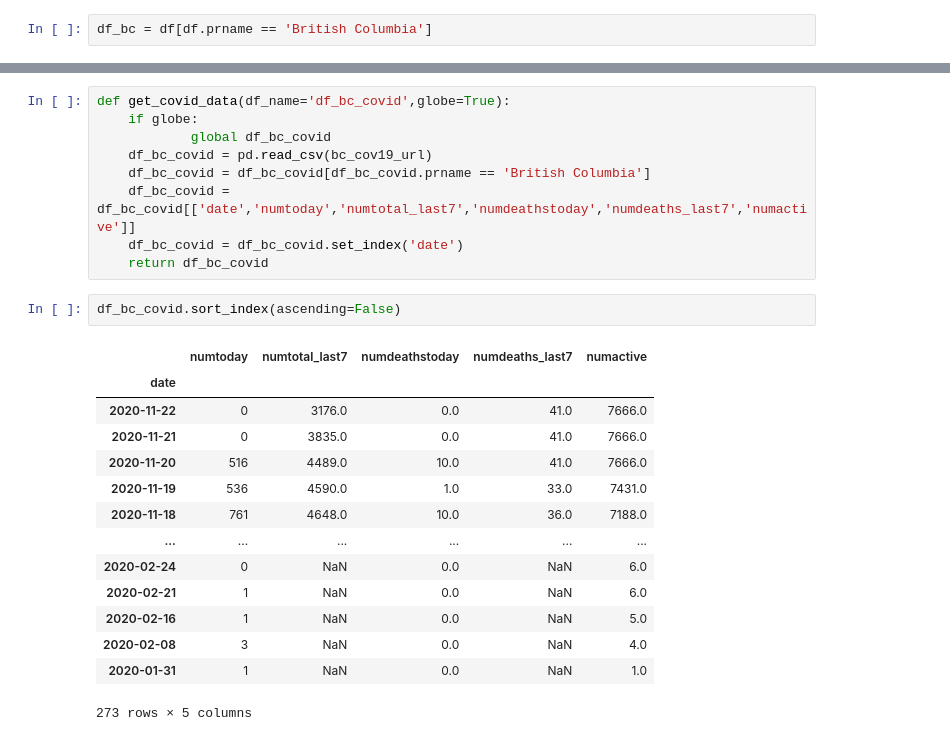
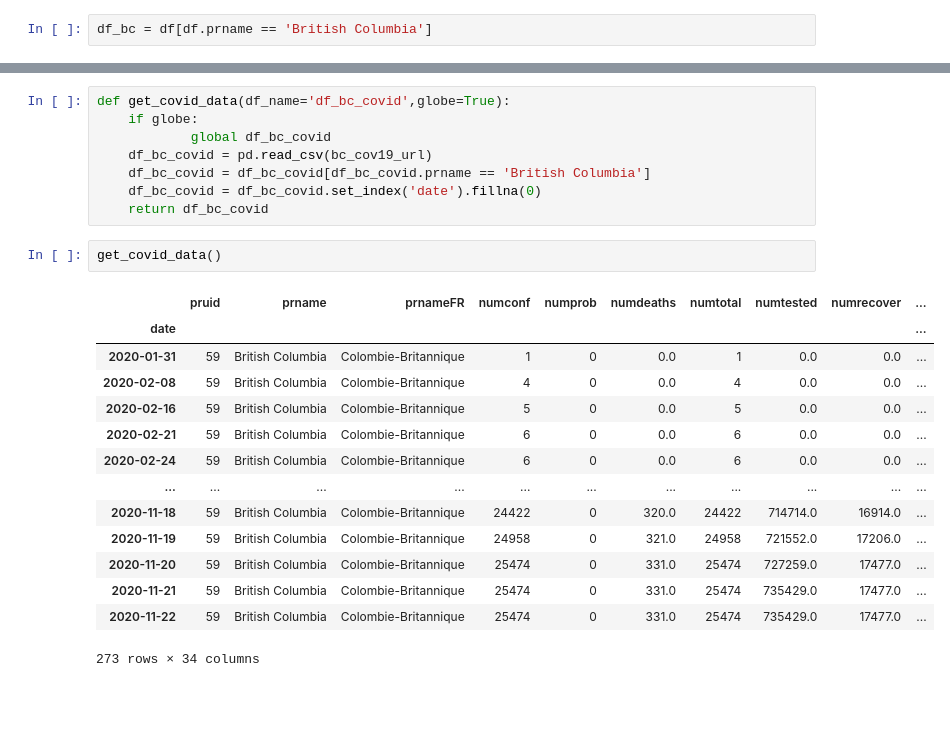
Before and after one commit to lclarko/data-science-final-project, a Jupyter notebook: notebooks/bc_covid_data.ipynb, the cells around one changed output, grey strips where cells are left out. Cells and saved outputs as stored; diff of their text form; blank space fills up the shorter version.

```diff
--- a/notebooks/bc_covid_data.ipynb
+++ b/notebooks/bc_covid_data.ipynb
@@ -98,23 +98,22 @@ def get_covid_data(df_name='df_bc_covid',globe=True):
             global df_bc_covid
     df_bc_covid = pd.read_csv(bc_cov19_url)
     df_bc_covid = df_bc_covid[df_bc_covid.prname == 'British Columbia']
-    df_bc_covid = df_bc_covid[['date','numtoday','numtotal_last7','numdeathstoday','numdeaths_last7','numactive']]
-    df_bc_covid = df_bc_covid.set_index('date')
+    df_bc_covid = df_bc_covid.set_index('date').fillna(0)
     return df_bc_covid
-# %%
-df_bc_covid.sort_index(ascending=False)
-# %% [output]
-|  | numtoday | numtotal_last7 | numdeathstoday | numdeaths_last7 | numactive |
-| date |  |  |  |  |  |
-| 2020-11-22 | 0 | 3176.0 | 0.0 | 41.0 | 7666.0 |
-| 2020-11-21 | 0 | 3835.0 | 0.0 | 41.0 | 7666.0 |
-| 2020-11-20 | 516 | 4489.0 | 10.0 | 41.0 | 7666.0 |
-| 2020-11-19 | 536 | 4590.0 | 1.0 | 33.0 | 7431.0 |
-| 2020-11-18 | 761 | 4648.0 | 10.0 | 36.0 | 7188.0 |
-| ... | ... | ... | ... | ... | ... |
-| 2020-02-24 | 0 | NaN | 0.0 | NaN | 6.0 |
-| 2020-02-21 | 1 | NaN | 0.0 | NaN | 6.0 |
-| 2020-02-16 | 1 | NaN | 0.0 | NaN | 5.0 |
-| 2020-02-08 | 3 | NaN | 0.0 | NaN | 4.0 |
-| 2020-01-31 | 1 | NaN | 0.0 | NaN | 1.0 |
-273 rows × 5 columns
+# %%
+get_covid_data()
+# %% [output]
+|  | pruid | prname | prnameFR | numconf | numprob | numdeaths | numtotal | numtested | numrecover | ... |
+| date |  |  |  |  |  |  |  |  |  | ... |
+| 2020-01-31 | 59 | British Columbia | Colombie-Britannique | 1 | 0 | 0.0 | 1 | 0.0 | 0.0 | ... |
+| 2020-02-08 | 59 | British Columbia | Colombie-Britannique | 4 | 0 | 0.0 | 4 | 0.0 | 0.0 | ... |
+| 2020-02-16 | 59 | British Columbia | Colombie-Britannique | 5 | 0 | 0.0 | 5 | 0.0 | 0.0 | ... |
+| 2020-02-21 | 59 | British Columbia | Colombie-Britannique | 6 | 0 | 0.0 | 6 | 0.0 | 0.0 | ... |
+| 2020-02-24 | 59 | British Columbia | Colombie-Britannique | 6 | 0 | 0.0 | 6 | 0.0 | 0.0 | ... |
+| ... | ... | ... | ... | ... | ... | ... | ... | ... | ... | ... |
+| 2020-11-18 | 59 | British Columbia | Colombie-Britannique | 24422 | 0 | 320.0 | 24422 | 714714.0 | 16914.0 | ... |
+| 2020-11-19 | 59 | British Columbia | Colombie-Britannique | 24958 | 0 | 321.0 | 24958 | 721552.0 | 17206.0 | ... |
+| 2020-11-20 | 59 | British Columbia | Colombie-Britannique | 25474 | 0 | 331.0 | 25474 | 727259.0 | 17477.0 | ... |
+| 2020-11-21 | 59 | British Columbia | Colombie-Britannique | 25474 | 0 | 331.0 | 25474 | 735429.0 | 17477.0 | ... |
+| 2020-11-22 | 59 | British Columbia | Colombie-Britannique | 25474 | 0 | 331.0 | 25474 | 735429.0 | 17477.0 | ... |
+273 rows × 34 columns
```
Also changed, not shown: parts of 6 cells of this notebook, 3 other files.
